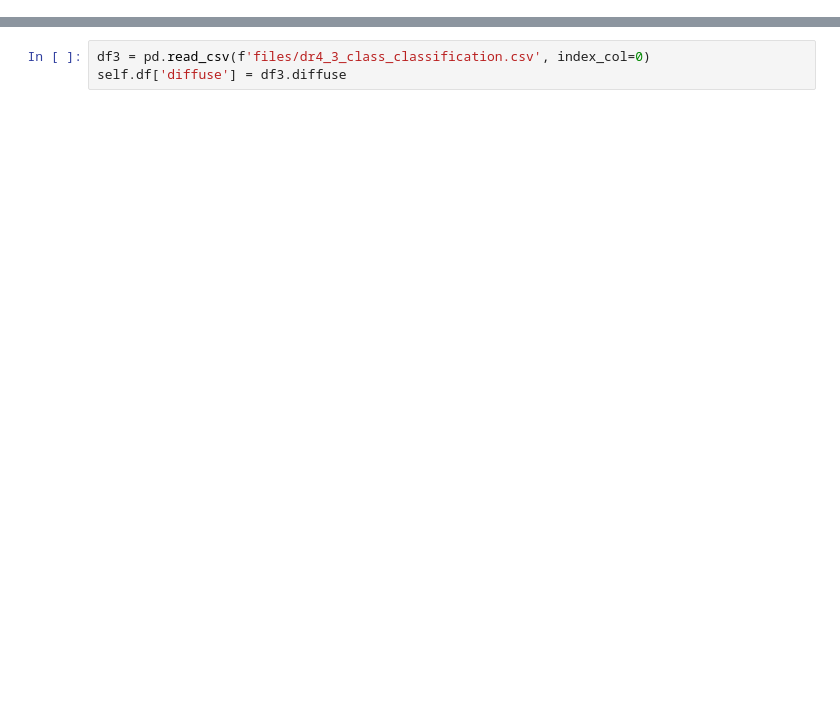
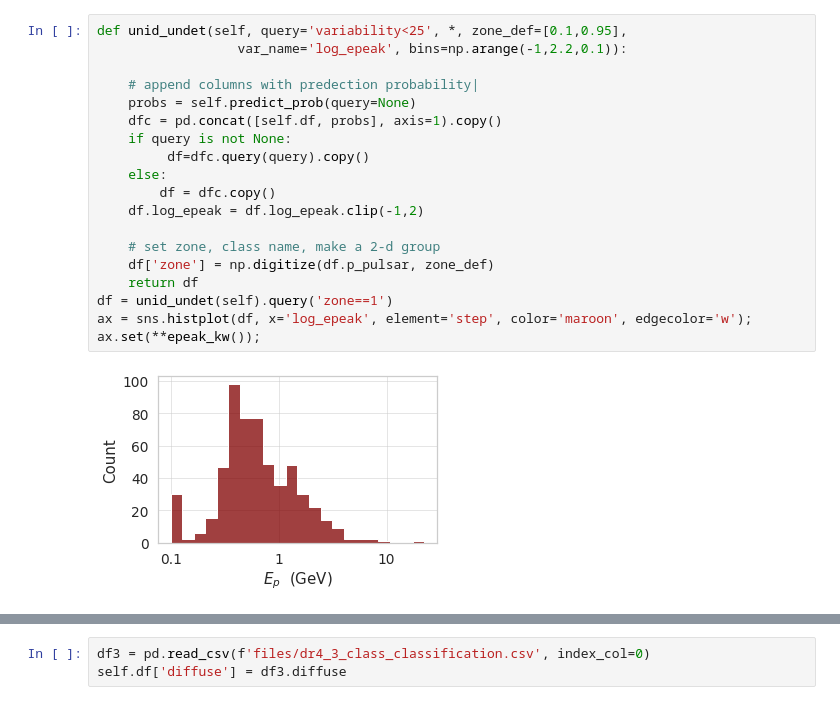
Before and after one commit to tburnett/srcpop, a Jupyter notebook: paper/ml_design.ipynb, the cells around one changed output, grey strips where cells are left out. Cells and saved outputs as stored; diff of their text form; blank space fills up the shorter version.

```diff
--- a/paper/ml_design.ipynb
+++ b/paper/ml_design.ipynb
@@ -35,0 +169,21 @@ File `files/dr4_3_class_classification.csv` exists--not overwriting.
+# %%
+def unid_undet(self, query='variability<25', *, zone_def=[0.1,0.95],
+                  var_name='log_epeak', bins=np.arange(-1,2.2,0.1)):
+
+    # append columns with predection probability|
+    probs = self.predict_prob(query=None)
+    dfc = pd.concat([self.df, probs], axis=1).copy()
+    if query is not None:
+         df=dfc.query(query).copy()
+    else:
+        df = dfc.copy()
+    df.log_epeak = df.log_epeak.clip(-1,2)
+
+    # set zone, class name, make a 2-d group
+    df['zone'] = np.digitize(df.p_pulsar, zone_def)
+    return df
+df = unid_undet(self).query('zone==1')
+ax = sns.histplot(df, x='log_epeak', element='step', color='maroon', edgecolor='w');
+ax.set(**epeak_kw());
+# %% [output]
+[figure, added]
```
Also changed, not shown: parts of 38 cells of this notebook, 9 other files.
